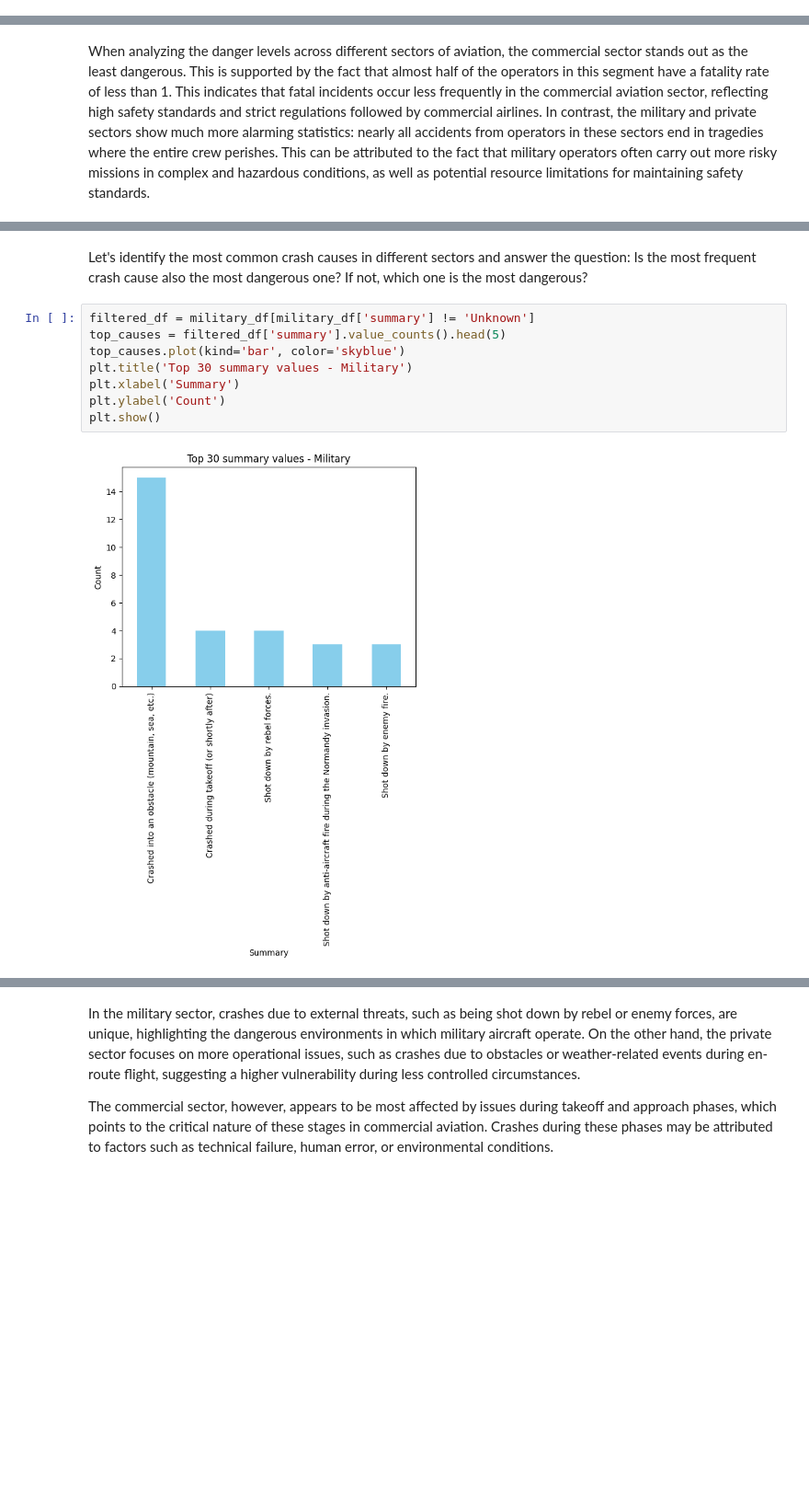
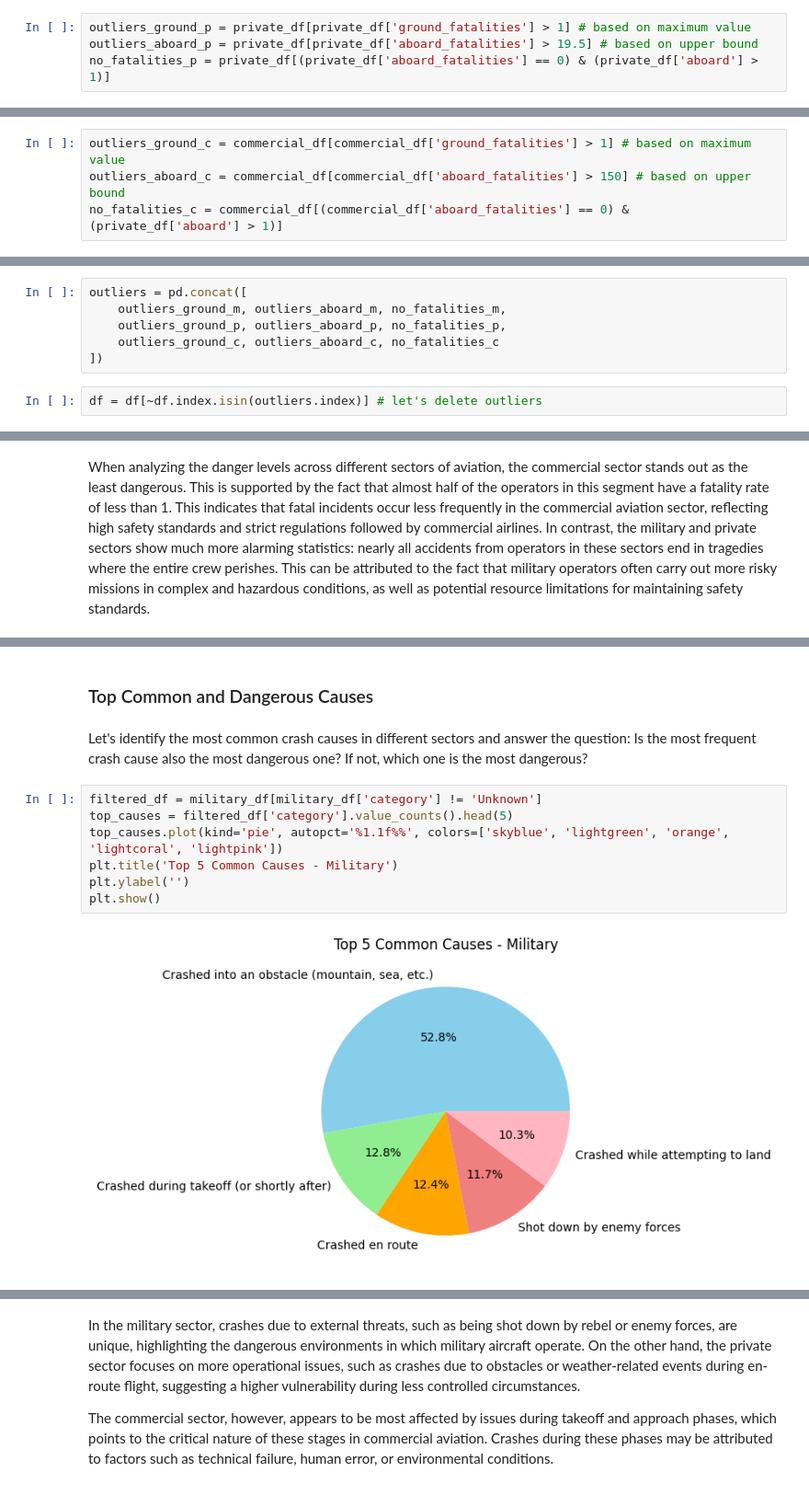
Before and after one commit to artvanila/data_projects, a Jupyter notebook: T_Mobile.ipynb, the cells around one changed output, grey strips where cells are left out. Shown at 92% size. Saved outputs shown, nothing was run; the diff lists cells and outputs as text; blank space fills up the shorter version.

```diff
--- a/T_Mobile.ipynb
+++ b/T_Mobile.ipynb
@@ -538,0 +668,4 @@ df
+# %%
+outliers_ground_p = private_df[private_df['ground_fatalities'] > 1] # based on maximum value
+outliers_aboard_p = private_df[private_df['aboard_fatalities'] > 19.5] # based on upper bound
+no_fatalities_p = private_df[(private_df['aboard_fatalities'] == 0) & (private_df['aboard'] > 1)]
@@ -538,0 +742,4 @@ df
+# %%
+outliers_ground_c = commercial_df[commercial_df['ground_fatalities'] > 1] # based on maximum value
+outliers_aboard_c = commercial_df[commercial_df['aboard_fatalities'] > 150] # based on upper bound
+no_fatalities_c = commercial_df[(commercial_df['aboard_fatalities'] == 0) & (private_df['aboard'] > 1)]
@@ -538,0 +804,8 @@ df
+# %%
+outliers = pd.concat([
+    outliers_ground_m, outliers_aboard_m, no_fatalities_m,
+    outliers_ground_p, outliers_aboard_p, no_fatalities_p,
+    outliers_ground_c, outliers_aboard_c, no_fatalities_c
+])
+# %%
+df = df[~df.index.isin(outliers.index)] # let's delete outliers
@@ -723,13 +1244,14 @@ In the commercial sector, the top operators are as follows:
+# %% [markdown]
+### Top Common and Dangerous Causes
 # %% [markdown]
 Let's identify the most common crash causes in different sectors and answer the question: Is the most frequent crash cause also the most dangerous one? If not, which one is the most dangerous?
 # %%
-filtered_df = military_df[military_df['summary'] != 'Unknown']
-top_causes = filtered_df['summary'].value_counts().head(5)
-top_causes.plot(kind='bar', color='skyblue')
-plt.title('Top 30 summary values - Military')
-plt.xlabel('Summary')
-plt.ylabel('Count')
+filtered_df = military_df[military_df['category'] != 'Unknown']
+top_causes = filtered_df['category'].value_counts().head(5)
+top_causes.plot(kind='pie', autopct='%1.1f%%', colors=['skyblue', 'lightgreen', 'orange', 'lightcoral', 'lightpink'])
+plt.title('Top 5 Common Causes - Military')
+plt.ylabel('')
 plt.show()
 # %% [output]
-[figure, old version]
+[figure, new version]
 # %%
```
Also changed, not shown: parts of 133 cells of this notebook.
